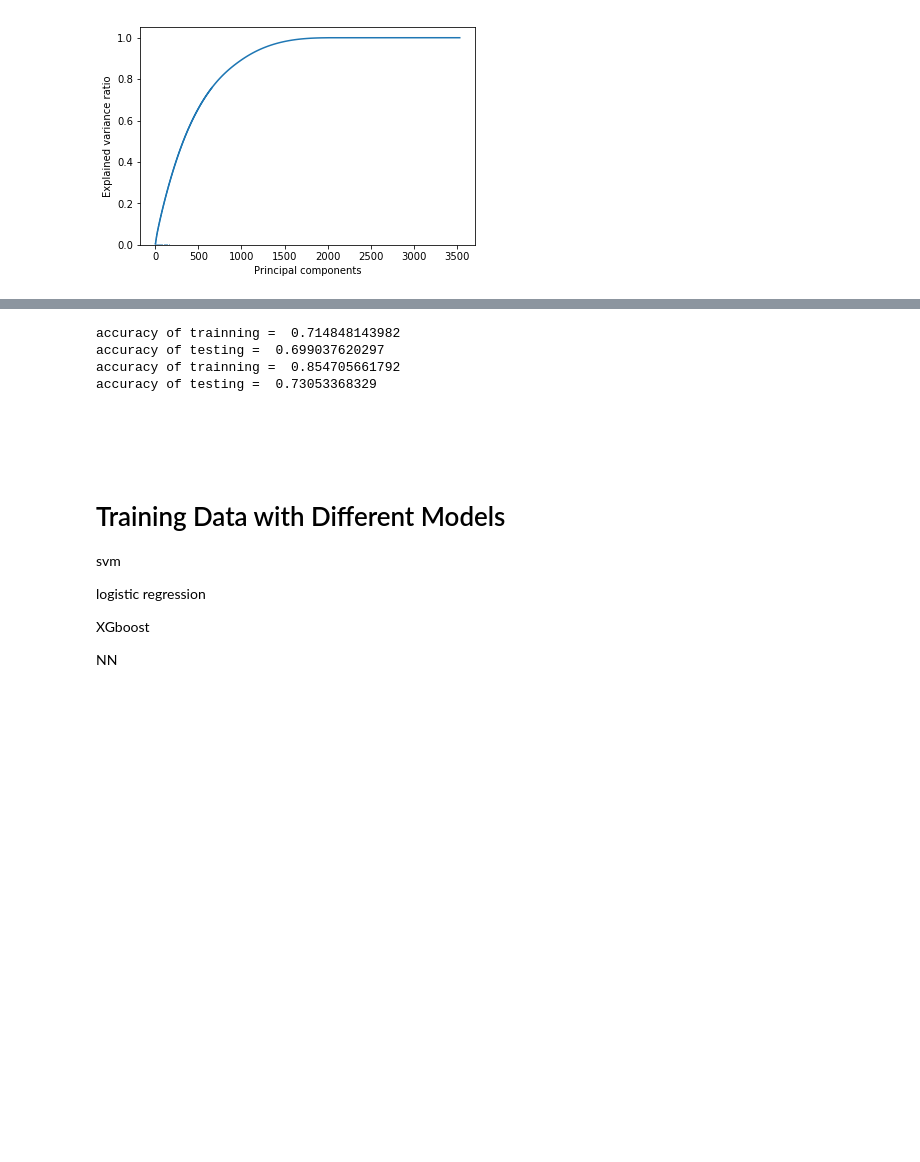
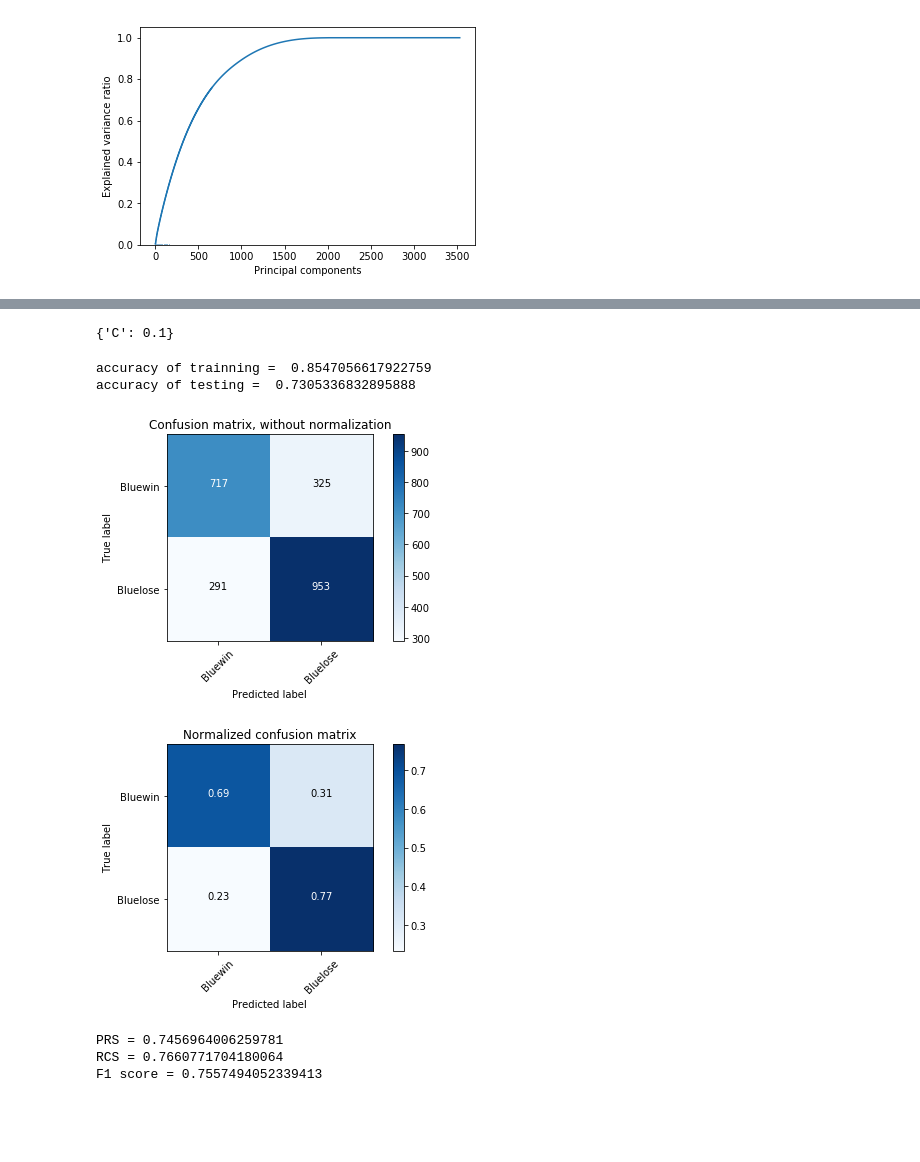
Before and after one commit to xiechenpku/PHBS_TQFML, a Jupyter notebook: Project/LOL.ipynb, the cells around one changed output, grey strips where cells are left out. Cells and saved outputs as stored; diff of their text form; code cells hidden in the pictures; blank space fills up the shorter version.

```diff
--- a/Project/LOL.ipynb
+++ b/Project/LOL.ipynb
@@ -240,0 +276,34 @@ X_test_pca = pca.transform(X_test)
+# %%
+def plot_MO(model,X_train,X_test):
+    class_names = ['Bluewin','Bluelose']
+
+    y_pred_train = model.predict(X_train)
+    y_pred = model.predict(X_test)
+
+    print('accuracy of trainning = ' ,accuracy_score(y_train,y_pred_train))
+    print('accuracy of testing = ' ,accuracy_score(y_test,y_pred))
+
+    # Compute confusion matrix
+    cnf_matrix = confusion_matrix(y_test, y_pred)
+    np.set_printoptions(precision=2)
+
+    # Plot non-normalized confusion matrix
+    plt.figure()
+    plot_confusion_matrix(cnf_matrix, classes=class_names,
+                          title='Confusion matrix, without normalization')
+
+    # Plot normalized confusion matrix
+    plt.figure()
+    plot_confusion_matrix(cnf_matrix, classes=class_names, normalize=True,
+                          title='Normalized confusion matrix')
+
+    plt.savefig(str(model)[0:10]+'.png')
+    plt.show()
+
+    prs = precision_score(y_test, y_pred)
+    rcs = recall_score(y_test, y_pred)
+    f1s = f1_score(y_test, y_pred)
+
+    print('PRS =',prs)
+    print('RCS =',rcs)
+    print('F1 score =',f1s)
@@ -241,29 +329,26 @@ X_test_pca = pca.transform(X_test)
 # %%
 from sklearn.linear_model import LogisticRegression
-lr1 = LogisticRegression(penalty='l1',C=0.1,random_state=1)
-lr1 = lr.fit(X_train_pca, y_train)
-print('accuracy of trainning = ' ,lr1.score(X_train_pca,y_train))
-print('accuracy of testing = ' ,lr1.score(X_test_pca,y_test))
+
+param_grids = {'C':[0.01,0.1,0.5,1]}
 
 lr2 = LogisticRegression(penalty='l1',C=0.1,random_state=1)
-lr2 = lr.fit(X_train, y_train)
-print('accuracy of trainning = ' ,lr2.score(X_train,y_train))
-print('accuracy of testing = ' ,lr2.score(X_test,y_test))
+hyper_op(lr2,param_grids,X_train = X_train)
 # %% [output]
-accuracy of trainning =  0.714848143982
-accuracy of testing =  0.699037620297
-accuracy of trainning =  0.854705661792
-accuracy of testing =  0.73053368329
+{'C': 0.1}
+# %%
+
+lr2 = LogisticRegression(penalty='l1',C=0.1,random_state=1)
+lr2 = lr2.fit(X_train, y_train)
+
+plot_MO(lr2,X_train,X_test)
+# %% [output]
+accuracy of trainning =  0.8547056617922759
+accuracy of testing =  0.7305336832895888
+[figure, added]
+[figure, added]
+PRS = 0.7456964006259781
+RCS = 0.7660771704180064
+F1 score = 0.7557494052339413
 # %% [markdown]
 <br>
 <br>
-# %% [markdown]
-# Training Data with Different Models
-
-svm
-
-logistic regression
-
-XGboost
-
-NN
```
Also changed, not shown: parts of 26 cells of this notebook, 12 other files.
